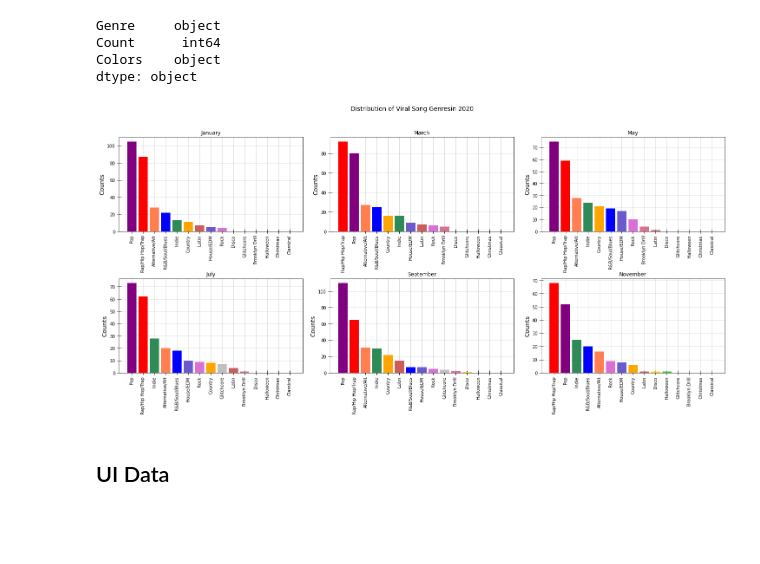
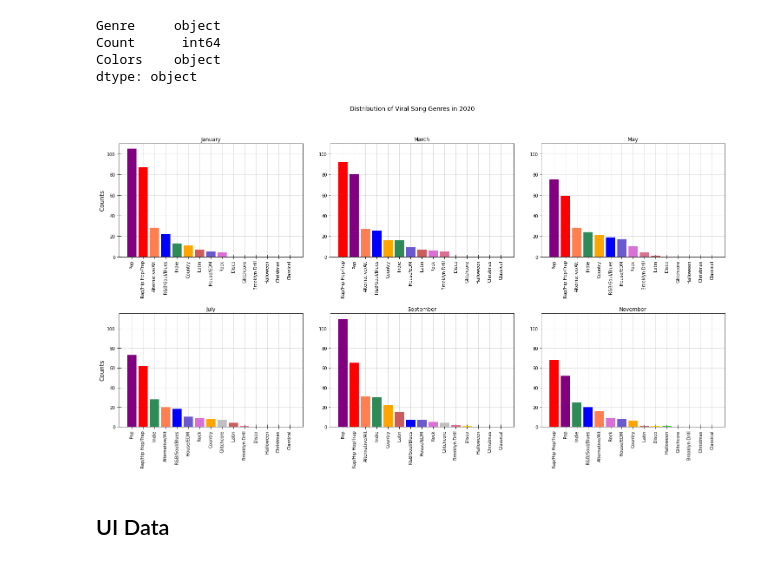
Before and after one commit to Teablee/project-one, a Jupyter notebook: graphs.ipynb, the cells around one changed output. Cells and saved outputs as stored; diff of their text form; code cells hidden in the pictures; blank space fills up the shorter version.

Commit message:
fixed graphs for matching colors

```diff
--- a/graphs.ipynb
+++ b/graphs.ipynb
@@ -75,3 +75,6 @@ all_viral_genre_df
 sorted_all_viral_genre_df = all_viral_genre_df.sort_values('Count', ascending=False)
 # %% [markdown]
 ## Top Viral Genres Distribution Throughout 2020 (Sampled Months)
+# %%
+genres = ['Rap/Hip Hop/Trap', 'R&B/Soul/Blues',  'Pop', 'Rock', 'Country', 'Latin', 'Disco', 'Indie', 'House/EDM', 'Alternative/Alt', 'Glitchcore', 'Brooklyn Drill', 'Halloween', 'Christmas', 'Classical']
+colors = ['red', 'blue', 'purple', 'orchid', 'orange', 'indianred', 'gold', 'seagreen', 'slateblue', 'coral', 'silver', 'palevioletred', 'limegreen', 'maroon', 'purple']
@@ -582,28 +621,28 @@ ax1.set(title="January")
 # ax1.set_xlabel('Genre', fontsize=14)
 ax1.set_ylabel('Counts', fontsize=14)
 
-ax2 = fig.add_subplot(232)
+ax2 = fig.add_subplot(232, sharey=ax1)
 ax2.bar(mar_x, mar_y, color=mar_colors, zorder=2)
 ax2.grid(alpha=0.5, zorder=0)
 ax2.xaxis.set(ticks=range(len(mar_x)))
 # ax1.setxticklabels(jan_x, rotation=90)
-ax2.tick_params(axis='y', direction='inout', length=10)
+# ax2.tick_params(axis='y', direction='inout', length=10)
 ax2.tick_params(axis='x', direction='inout', length=10, labelrotation=90)
 ax2.set(title="March")
 # ax2.set_xlabel('Genre', fontsize=14)
-ax2.set_ylabel('Counts', fontsize=14)
+# ax2.set_ylabel('Counts', fontsize=14)
 
 
-ax3 = fig.add_subplot(233)
+ax3 = fig.add_subplot(233, sharey=ax1)
 ax3.bar(may_x, may_y, color=may_colors, zorder=2)
 ax3.grid(alpha=0.5, zorder=0)
 ax3.xaxis.set(ticks=range(len(may_x)))
 # ax1.setxticklabels(jan_x, rotation=90)
-ax3.tick_params(axis='y', direction='inout', length=10)
+# ax3.tick_params(axis='y', direction='inout', length=10)
 ax3.tick_params(axis='x', direction='inout', length=10, labelrotation=90)
 ax3.set(title="May")
 # ax3.set_xlabel('Genre', fontsize=14)
-ax3.set_ylabel('Counts', fontsize=14)
+# ax3.set_ylabel('Counts', fontsize=14)
 
 
 ax4 = fig.add_subplot(234)
@@ -618,44 +657,46 @@ ax4.set(title="July")
 ax4.set_ylabel('Counts', fontsize=14)
 
 
-ax5 = fig.add_subplot(235)
+ax5 = fig.add_subplot(235, sharey=ax4)
 ax5.bar(sep_x, sep_y, color=sep_colors, zorder=2)
 ax5.grid(alpha=0.5, zorder=0)
 ax5.xaxis.set(ticks=range(len(sep_x)))
 # ax1.setxticklabels(jan_x, rotation=90)
-ax5.tick_params(axis='y', direction='inout', length=10)
+# ax5.tick_params(axis='y', direction='inout', length=10)
 ax5.tick_params(axis='x', direction='inout', length=10, labelrotation=90)
 ax5.set(title="September")
 # ax5.set_xlabel('Genre', fontsize=14)
-ax5.set_ylabel('Counts', fontsize=14)
+# ax5.set_ylabel('Counts', fontsize=14)
 
 
-ax6 = fig.add_subplot(236)
+ax6 = fig.add_subplot(236, sharey=ax4)
 ax6.bar(nov_x, nov_y, color=nov_colors, zorder=2)
 ax6.grid(alpha=0.5, zorder=0)
 ax6.xaxis.set(ticks=range(len(nov_x)))
 # ax1.setxticklabels(jan_x, rotation=90)
-ax6.tick_params(axis='y', direction='inout', length=10)
+# ax6.tick_params(axis='y', direction='inout', length=10)
 ax6.tick_params(axis='x', direction='inout', length=10, labelrotation=90)
 ax6.set(title="November")
 # ax6.set_xlabel('Genre', fontsize=12)
-ax6.set_ylabel('Counts', fontsize=14)
+# ax6.set_ylabel('Counts', fontsize=14)
 
-fig.suptitle('Distribution of Viral Song Genresin 2020', fontsize=14)
+fig.suptitle('Distribution of Viral Song Genres in 2020', fontsize=14)
 
 plt.subplots_adjust(left=None, bottom=None, right=None, top=None, wspace=0.15, hspace=0.5)
 # plt.bar(names, values, color=['red', 'blue', 'purple', 'orchid', 'orange', 'indianred', 'gold', 'seagreen', 'slateblue', 'coral', 'silver', 'palevioletred', 'limegreen'], zorder=2)
 # plt.xticks(rotation=90, size=14)
 # plt.grid(alpha=0.5, zorder=0)
 # plt.yticks(size=14)
 # plt.ylabel("Counts", size=14)
 # plt.title("Total Distribution of Viral Song Genres for Sampled Months in 2020", size=18)
 # plt.setp(axa.xaxis.get_majorticklabels(), rotation=95)
 # plt.subplot(221)
-plt.gcf().set_size_inches(25,10)
+
+plt.gcf().set_size_inches(25,12)
 plt.show()
+fig.savefig('total_months_viral_genre.png', facecolor='w')
 # %% [output]
-[figure, old version]
+[figure, new version]
 # %%
 pd.options.plotting.backend = "plotly"
 
```
Also changed, not shown: parts of 4 cells of this notebook, 2 other files.
